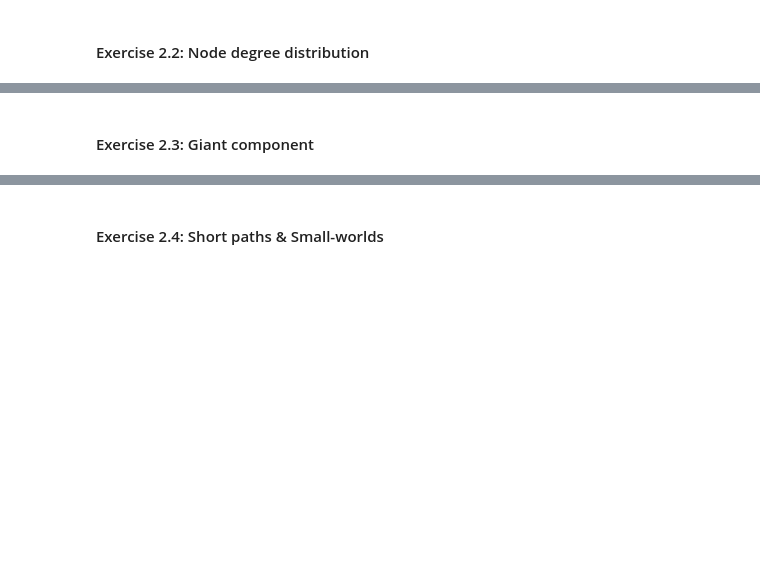
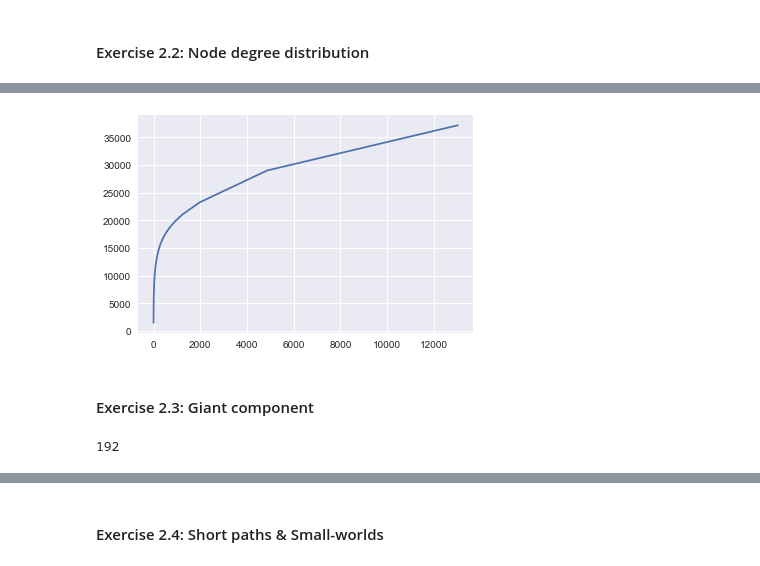
Before and after one commit to aurlien/friendship_paradox, a Jupyter notebook: lab2/notebooks/ix-lab2-notebook-part1.ipynb, the cells around one changed output, grey strips where cells are left out. Drawn from its saved outputs; the diff is of its cells as text; code cells hidden in the pictures; blank space fills up the shorter version.

```diff
--- a/lab2/notebooks/ix-lab2-notebook-part1.ipynb
+++ b/lab2/notebooks/ix-lab2-notebook-part1.ipynb
@@ -79,2 +79,12 @@ plt.show()
+# %%
+plt.plot(cumulative)
+plt.show()
+# %% [output]
+[figure, added]
 # %% [markdown]
 #### Exercise 2.3: Giant component
+# %%
+ccomp = sorted(nx.connected_components(G), key = len, reverse=True)
+len(ccomp) # Number of connected components
+# %% [output]
+192
```
Also changed, not shown: parts of 6 cells of this notebook.
